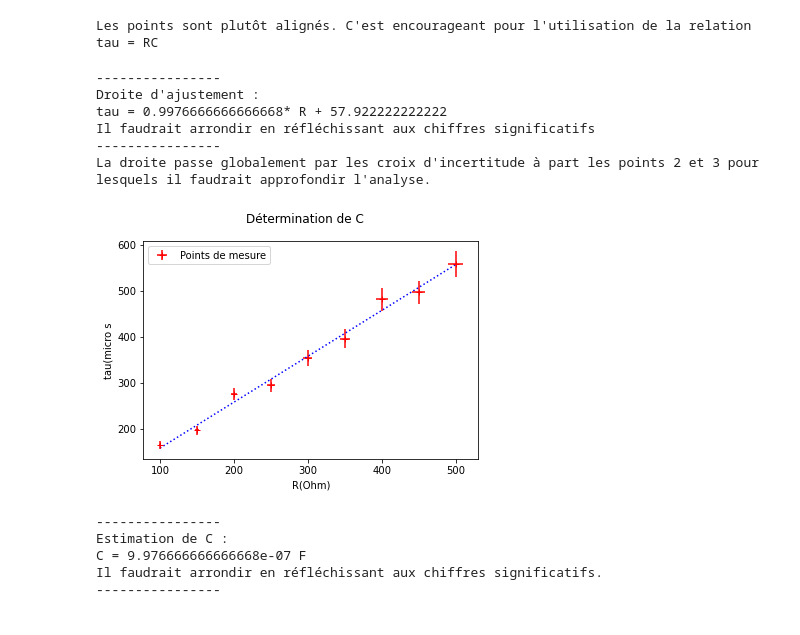
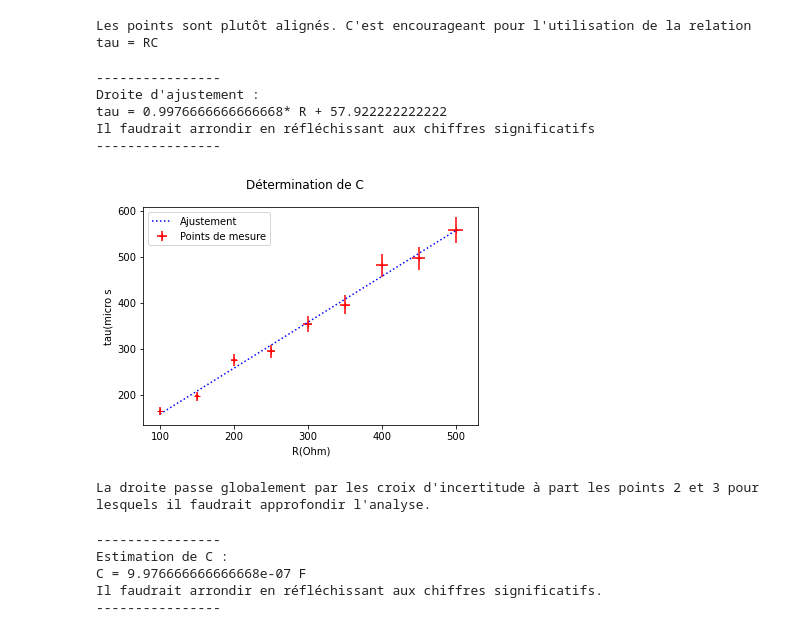
Before and after one commit to pcsi3physiquestan/intro_python_td, a Jupyter notebook: _sources/notebook/exo_polyfit.ipynb, the cells around one changed output. Drawn from its saved outputs; the diff is of its cells as text; code cells hidden in the pictures.

```diff
--- a/_sources/notebook/exo_polyfit.ipynb
+++ b/_sources/notebook/exo_polyfit.ipynb
@@ -80,29 +80,37 @@ Les points sont plutôt alignés. C'est encourageant pour l'utilisation de la re
 # %%
 """Ajustement linéaire"""
 p = np.polyfit(R, tau, 1)
 
 tau_adj = p[0] * R + p[1]
 
 print("----------------")
 print("Droite d'ajustement :")
 print("tau = " + str(p[0]) + "* R + " + str(p[1]))
 print("Il faudrait arrondir en réfléchissant aux chiffres significatifs")
 print("----------------")
 
+
+"""Création du graphique et analyse des points de mesure"""
+f, ax= plt.subplots()
+f.suptitle("Détermination de C")
+ax.set_xlabel("R(Ohm)")
+ax.set_ylabel("tau(micro s")
+
 ax.plot(R, tau_adj, linestyle=':', color='blue', label="Ajustement")
+ax.errorbar(R, tau, xerr=uR, yerr=utau, marker='+', linestyle='', color='red', label="Points de mesure")
 
-plt.show()  # Commenter le précédent plt.show()
+ax.legend()
+plt.show()
 
 print("La droite passe globalement par les croix d'incertitude à part les points 2 et 3 pour lesquels il faudrait approfondir l'analyse.")
-f  # Uniquement pour Jupyter
 # %% [output]
 ----------------
 Droite d'ajustement :
 tau = 0.9976666666666668* R + 57.922222222222
 Il faudrait arrondir en réfléchissant aux chiffres significatifs
 ----------------
-La droite passe globalement par les croix d'incertitude à part les points 2 et 3 pour lesquels il faudrait approfondir l'analyse.
-[figure, old version]
+[figure, new version]
+La droite passe globalement par les croix d'incertitude à part les points 2 et 3 pour lesquels il faudrait approfondir l'analyse.
 # %%
 """Détermination de C par régression linéaire"""
 C = p[0] * 1e-6  # Passage en secondes pour tau.
```
Also changed, not shown: parts of 2 cells of this notebook, 6 other files.
